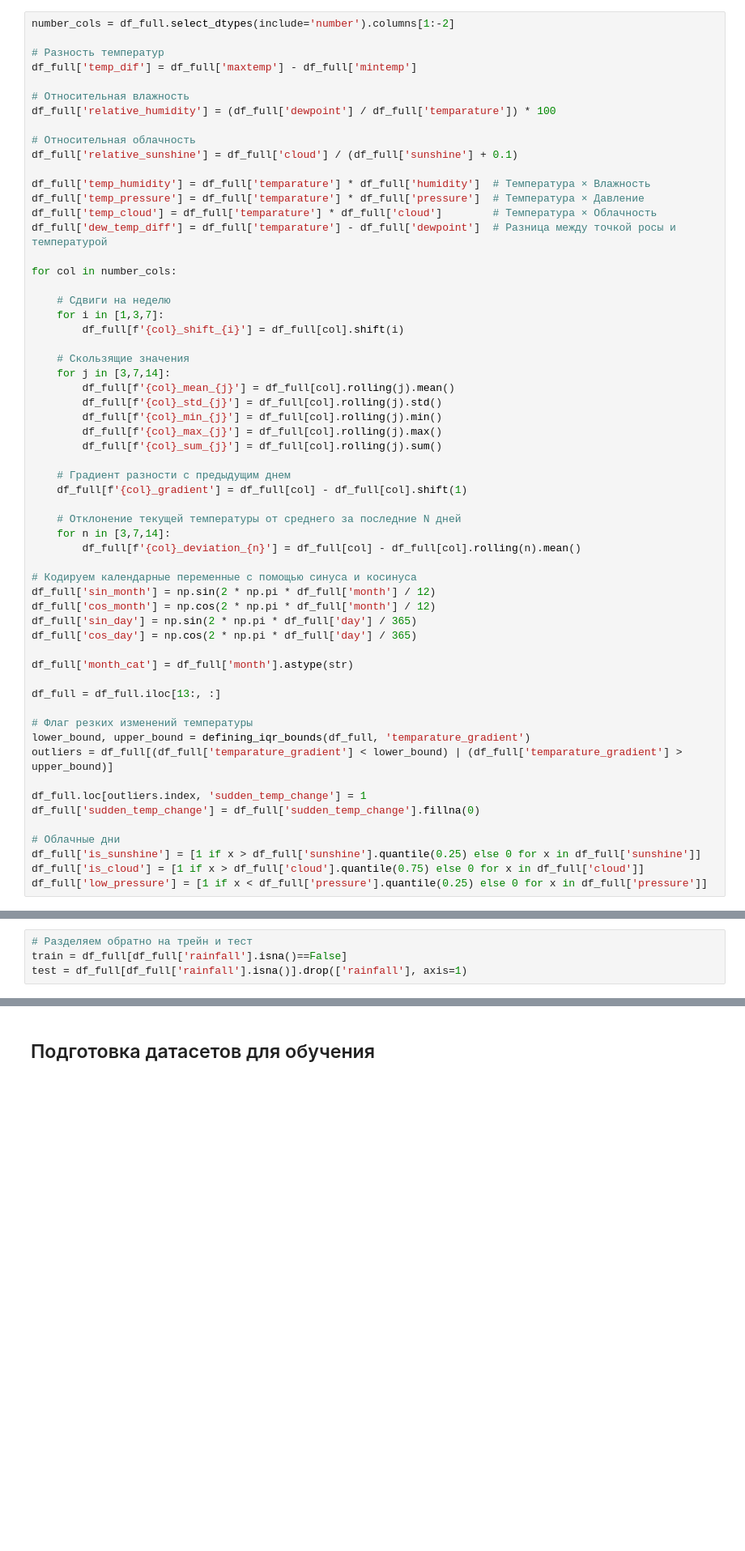
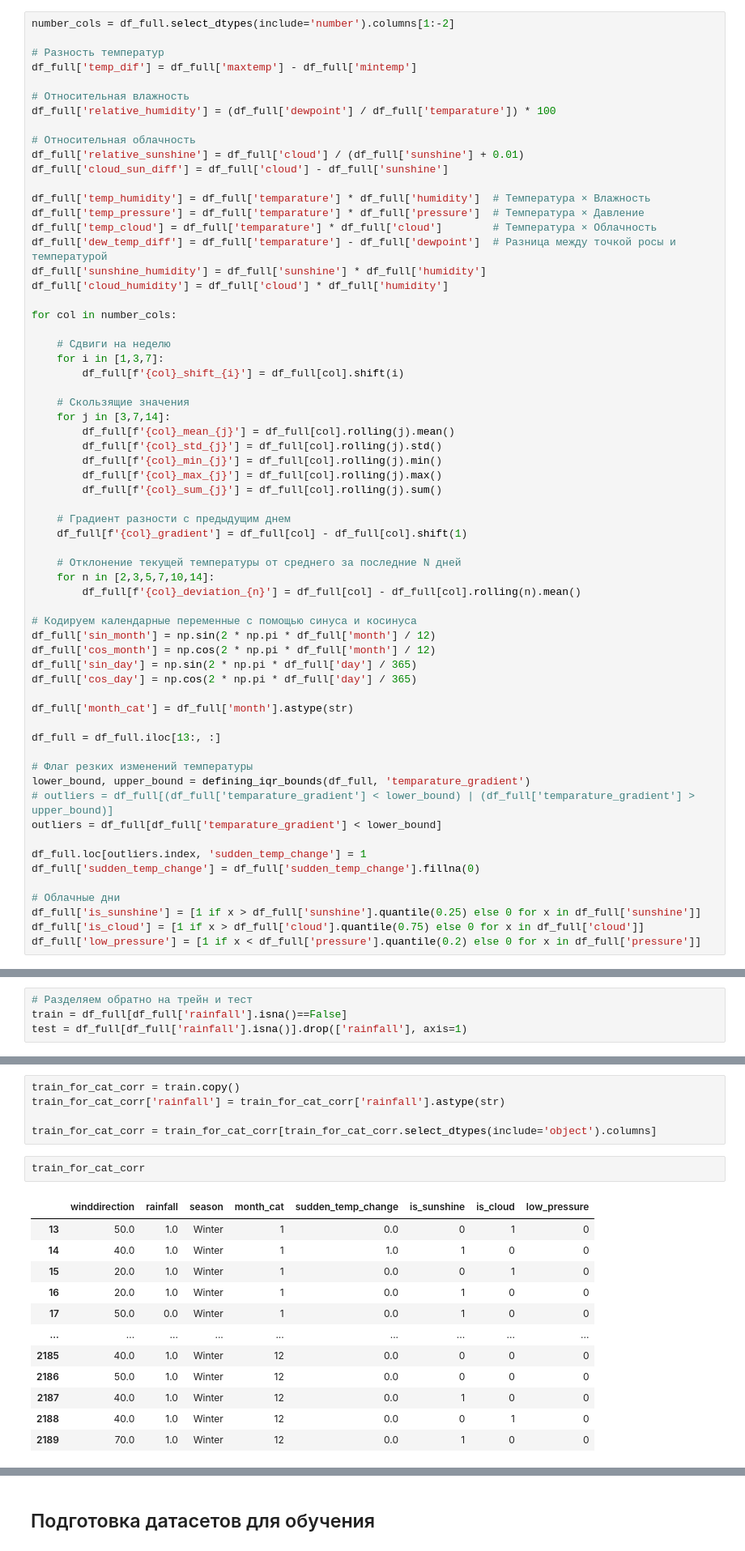
Before and after one commit to barbak11/rainfall_prediction, a Jupyter notebook: rainfall.ipynb, the cells around one changed output, grey strips where cells are left out. Shown at 81% size. Saved outputs shown, nothing was run; the diff lists cells and outputs as text; blank space fills up the shorter version.

Commit message:
add feature selection

```diff
--- a/rainfall.ipynb
+++ b/rainfall.ipynb
@@ -468,12 +466,15 @@ df_full['temp_dif'] = df_full['maxtemp'] - df_full['mintemp']
 df_full['relative_humidity'] = (df_full['dewpoint'] / df_full['temparature']) * 100
 
 # Относительная облачность
-df_full['relative_sunshine'] = df_full['cloud'] / (df_full['sunshine'] + 0.1)
+df_full['relative_sunshine'] = df_full['cloud'] / (df_full['sunshine'] + 0.01)
+df_full['cloud_sun_diff'] = df_full['cloud'] - df_full['sunshine']
 
 df_full['temp_humidity'] = df_full['temparature'] * df_full['humidity']  # Температура × Влажность
 df_full['temp_pressure'] = df_full['temparature'] * df_full['pressure']  # Температура × Давление
 df_full['temp_cloud'] = df_full['temparature'] * df_full['cloud']        # Температура × Облачность
 df_full['dew_temp_diff'] = df_full['temparature'] - df_full['dewpoint']  # Разница между точкой росы и температурой
+df_full['sunshine_humidity'] = df_full['sunshine'] * df_full['humidity']
+df_full['cloud_humidity'] = df_full['cloud'] * df_full['humidity']
 
 for col in number_cols:
 
@@ -493,7 +494,7 @@ for col in number_cols:
     df_full[f'{col}_gradient'] = df_full[col] - df_full[col].shift(1)
 
     # Отклонение текущей температуры от среднего за последние N дней
-    for n in [3,7,14]:
+    for n in [2,3,5,7,10,14]:
         df_full[f'{col}_deviation_{n}'] = df_full[col] - df_full[col].rolling(n).mean()
 
 # Кодируем календарные переменные с помощью синуса и косинуса
@@ -508,7 +509,8 @@ df_full = df_full.iloc[13:, :]
 
 # Флаг резких изменений температуры
 lower_bound, upper_bound = defining_iqr_bounds(df_full, 'temparature_gradient')
-outliers = df_full[(df_full['temparature_gradient'] < lower_bound) | (df_full['temparature_gradient'] > upper_bound)]
+# outliers = df_full[(df_full['temparature_gradient'] < lower_bound) | (df_full['temparature_gradient'] > upper_bound)]
+outliers = df_full[df_full['temparature_gradient'] < lower_bound]
 
 df_full.loc[outliers.index, 'sudden_temp_change'] = 1
 df_full['sudden_temp_change'] = df_full['sudden_temp_change'].fillna(0)
@@ -516,4 +518,4 @@ df_full['sudden_temp_change'] = df_full['sudden_temp_change'].fillna(0)
 # Облачные дни
 df_full['is_sunshine'] = [1 if x > df_full['sunshine'].quantile(0.25) else 0 for x in df_full['sunshine']]
 df_full['is_cloud'] = [1 if x > df_full['cloud'].quantile(0.75) else 0 for x in df_full['cloud']]
-df_full['low_pressure'] = [1 if x < df_full['pressure'].quantile(0.25) else 0 for x in df_full['pressure']]
+df_full['low_pressure'] = [1 if x < df_full['pressure'].quantile(0.2) else 0 for x in df_full['pressure']]
@@ -606,0 +687,20 @@ print(mi_df.head(10))  # Топ-10 признаков
+# %%
+train_for_cat_corr = train.copy()
+train_for_cat_corr['rainfall'] = train_for_cat_corr['rainfall'].astype(str)
+
+train_for_cat_corr = train_for_cat_corr[train_for_cat_corr.select_dtypes(include='object').columns]
+# %%
+train_for_cat_corr
+# %% [output]
+|  | winddirection | rainfall | season | month_cat | sudden_temp_change | is_sunshine | is_cloud | low_pressure |
+| 13 | 50.0 | 1.0 | Winter | 1 | 0.0 | 0 | 1 | 0 |
+| 14 | 40.0 | 1.0 | Winter | 1 | 1.0 | 1 | 0 | 0 |
+| 15 | 20.0 | 1.0 | Winter | 1 | 0.0 | 0 | 1 | 0 |
+| 16 | 20.0 | 1.0 | Winter | 1 | 0.0 | 1 | 0 | 0 |
+| 17 | 50.0 | 0.0 | Winter | 1 | 0.0 | 1 | 0 | 0 |
+| ... | ... | ... | ... | ... | ... | ... | ... | ... |
+| 2185 | 40.0 | 1.0 | Winter | 12 | 0.0 | 0 | 0 | 0 |
+| 2186 | 50.0 | 1.0 | Winter | 12 | 0.0 | 0 | 0 | 0 |
+| 2187 | 40.0 | 1.0 | Winter | 12 | 0.0 | 1 | 0 | 0 |
+| 2188 | 40.0 | 1.0 | Winter | 12 | 0.0 | 0 | 1 | 0 |
+| 2189 | 70.0 | 1.0 | Winter | 12 | 0.0 | 1 | 0 | 0 |
```
Also changed, not shown: parts of 39 cells of this notebook.
